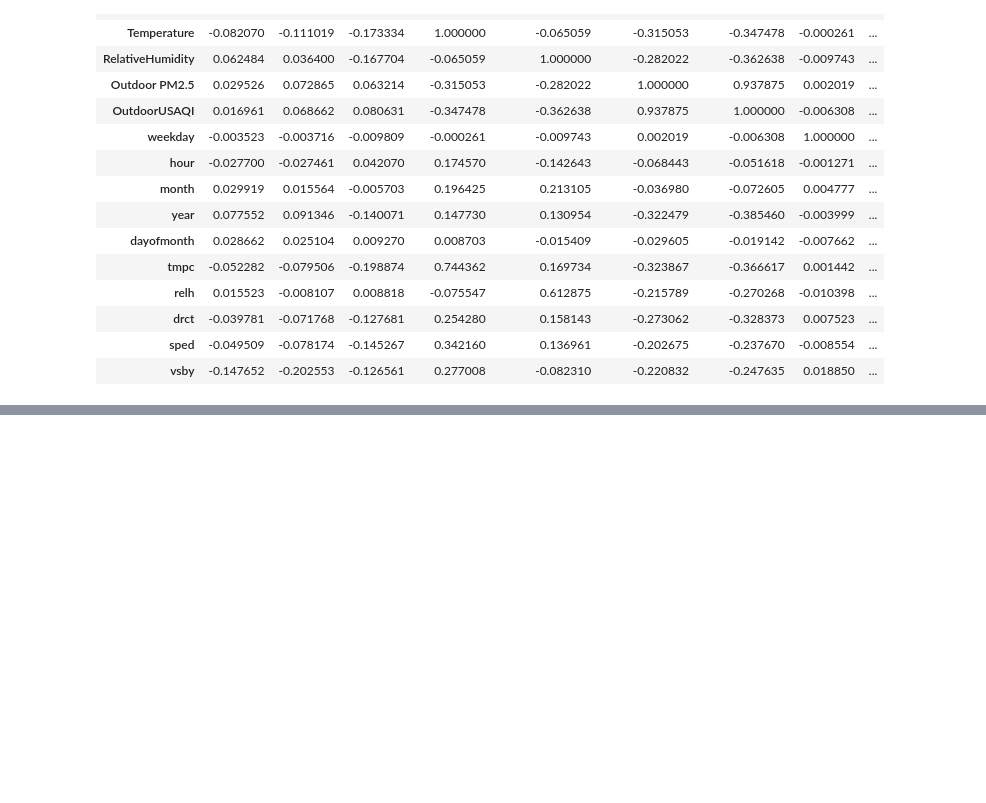
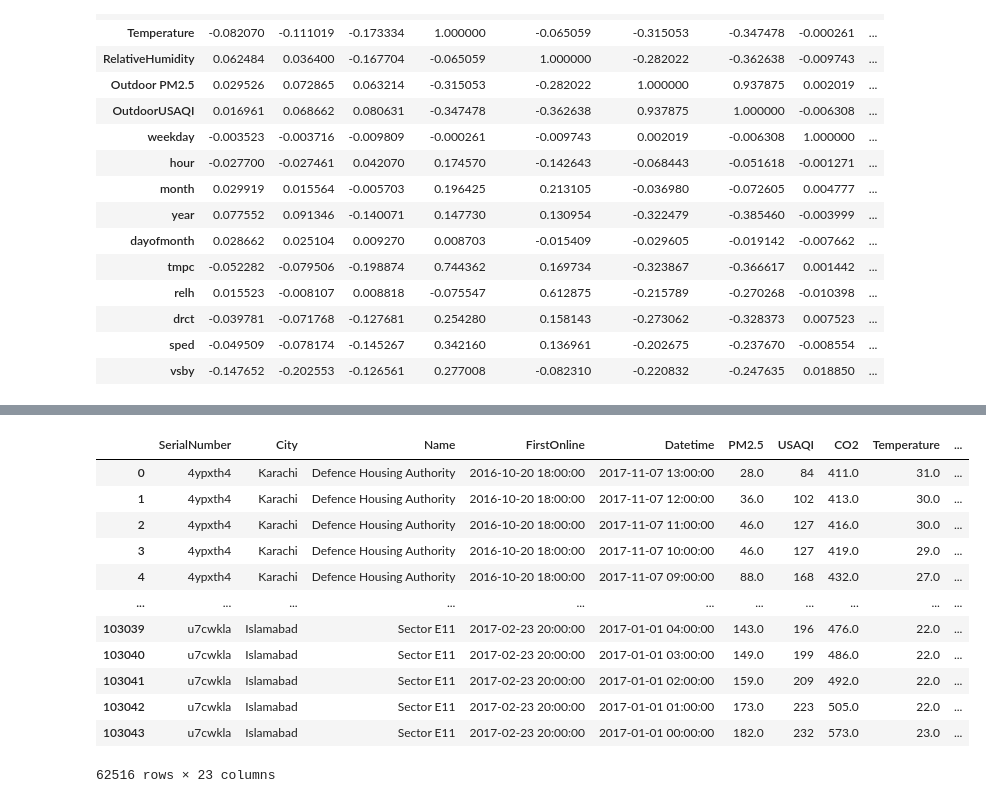
Before and after one commit to Rayyan98/airQualityDeepLearning, a Jupyter notebook: code/exploringDataNew.ipynb, the cells around one changed output, grey strips where cells are left out. Cells and saved outputs as stored; diff of their text form; code cells hidden in the pictures; blank space fills up the shorter version.

```diff
--- a/code/exploringDataNew.ipynb
+++ b/code/exploringDataNew.ipynb
@@ -200,0 +269,16 @@ for i in df17ms:
+# %%
+df[df.year == 2017]
+# %% [output]
+|  | SerialNumber | City | Name | FirstOnline | Datetime | PM2.5 | USAQI | CO2 | Temperature | ... |
+| 0 | 4ypxth4 | Karachi | Defence Housing Authority | 2016-10-20 18:00:00 | 2017-11-07 13:00:00 | 28.0 | 84 | 411.0 | 31.0 | ... |
+| 1 | 4ypxth4 | Karachi | Defence Housing Authority | 2016-10-20 18:00:00 | 2017-11-07 12:00:00 | 36.0 | 102 | 413.0 | 30.0 | ... |
+| 2 | 4ypxth4 | Karachi | Defence Housing Authority | 2016-10-20 18:00:00 | 2017-11-07 11:00:00 | 46.0 | 127 | 416.0 | 30.0 | ... |
+| 3 | 4ypxth4 | Karachi | Defence Housing Authority | 2016-10-20 18:00:00 | 2017-11-07 10:00:00 | 46.0 | 127 | 419.0 | 29.0 | ... |
+| 4 | 4ypxth4 | Karachi | Defence Housing Authority | 2016-10-20 18:00:00 | 2017-11-07 09:00:00 | 88.0 | 168 | 432.0 | 27.0 | ... |
+| ... | ... | ... | ... | ... | ... | ... | ... | ... | ... | ... |
+| 103039 | u7cwkla | Islamabad | Sector E11 | 2017-02-23 20:00:00 | 2017-01-01 04:00:00 | 143.0 | 196 | 476.0 | 22.0 | ... |
+| 103040 | u7cwkla | Islamabad | Sector E11 | 2017-02-23 20:00:00 | 2017-01-01 03:00:00 | 149.0 | 199 | 486.0 | 22.0 | ... |
+| 103041 | u7cwkla | Islamabad | Sector E11 | 2017-02-23 20:00:00 | 2017-01-01 02:00:00 | 159.0 | 209 | 492.0 | 22.0 | ... |
+| 103042 | u7cwkla | Islamabad | Sector E11 | 2017-02-23 20:00:00 | 2017-01-01 01:00:00 | 173.0 | 223 | 505.0 | 22.0 | ... |
+| 103043 | u7cwkla | Islamabad | Sector E11 | 2017-02-23 20:00:00 | 2017-01-01 00:00:00 | 182.0 | 232 | 573.0 | 23.0 | ... |
+62516 rows × 23 columns
```
Also changed, not shown: parts of 14 cells of this notebook.
